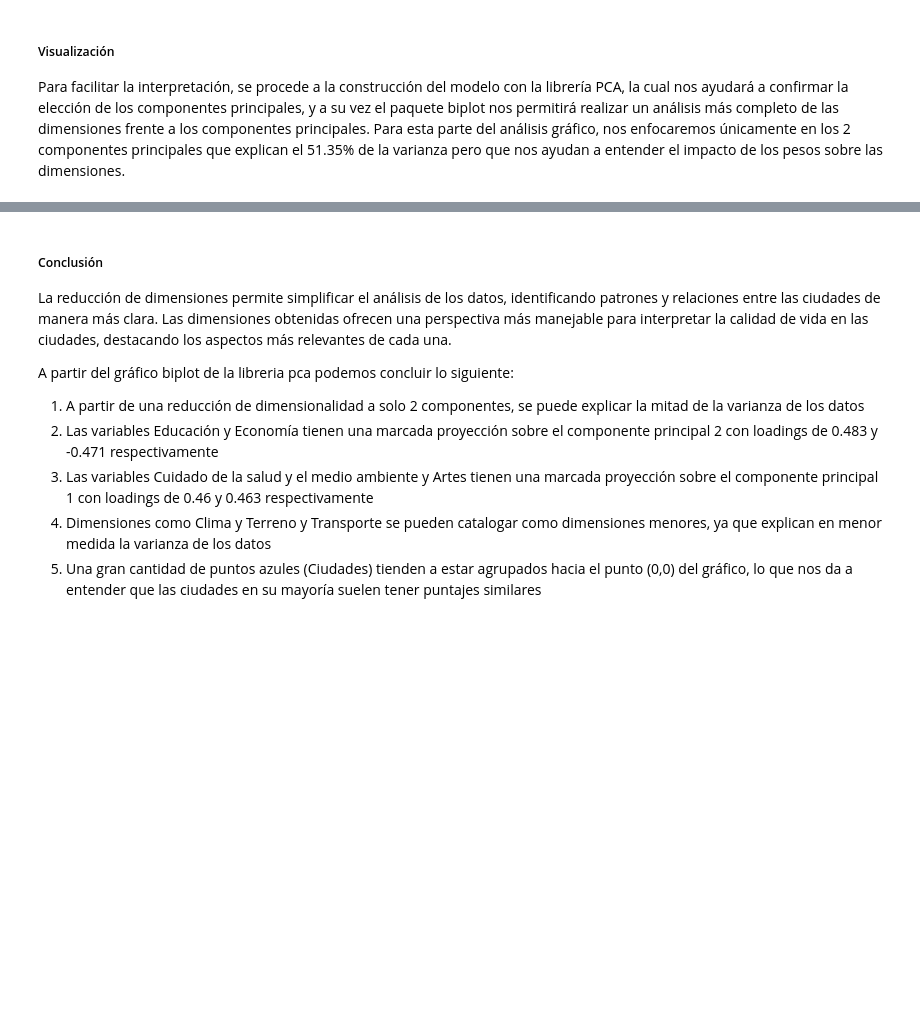
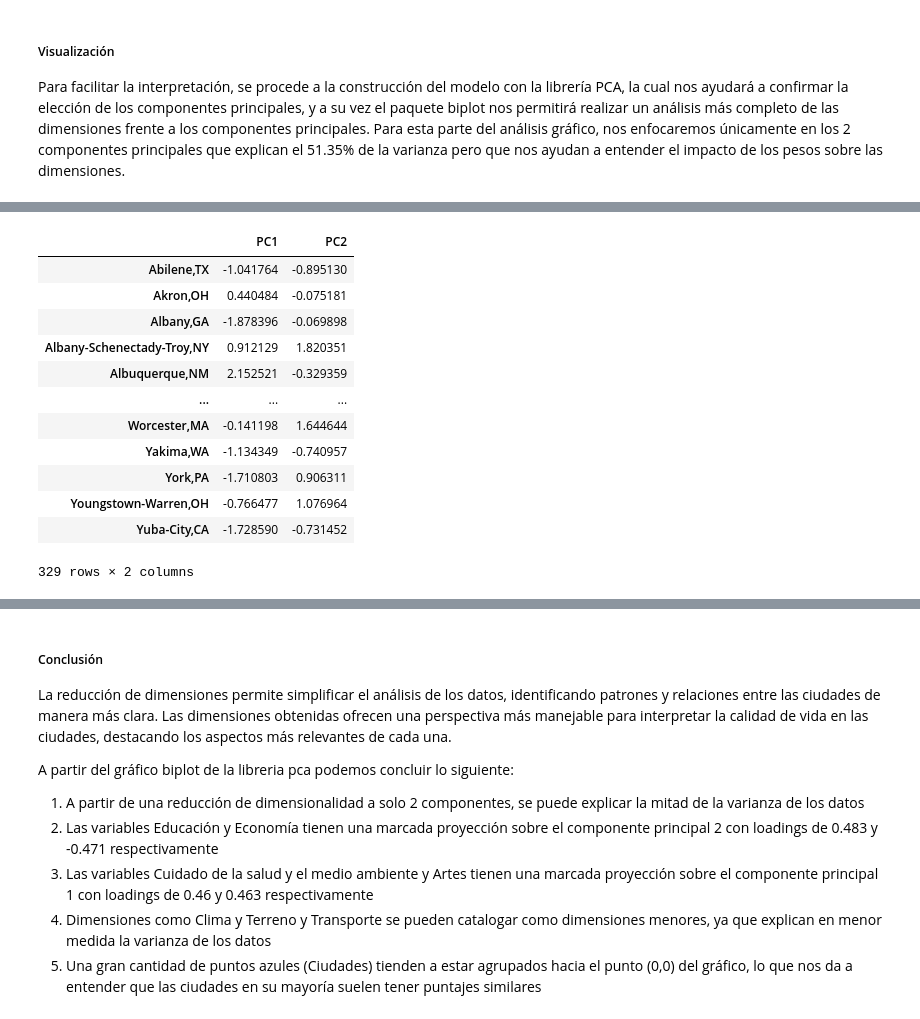
Before and after one commit to DanielEMontero/MIAD_ANS_202514, a Jupyter notebook: Semana 1/S1_LC_Taller_PCA.ipynb, the cells around one changed output, grey strips where cells are left out. Saved outputs shown, nothing was run; the diff lists cells and outputs as text; code cells hidden in the pictures; blank space fills up the shorter version.

```diff
--- a/Semana 1/S1_LC_Taller_PCA.ipynb
+++ b/Semana 1/S1_LC_Taller_PCA.ipynb
@@ -595,3 +624,19 @@ ciudades['loadings']
+# %%
+ciudades['PC']
+# %% [output]
+|  | PC1 | PC2 |
+| Abilene,TX | -1.041764 | -0.895130 |
+| Akron,OH | 0.440484 | -0.075181 |
+| Albany,GA | -1.878396 | -0.069898 |
+| Albany-Schenectady-Troy,NY | 0.912129 | 1.820351 |
+| Albuquerque,NM | 2.152521 | -0.329359 |
+| ... | ... | ... |
+| Worcester,MA | -0.141198 | 1.644644 |
+| Yakima,WA | -1.134349 | -0.740957 |
+| York,PA | -1.710803 | 0.906311 |
+| Youngstown-Warren,OH | -0.766477 | 1.076964 |
+| Yuba-City,CA | -1.728590 | -0.731452 |
+329 rows × 2 columns
 # %%
 fig, ax = model.biplot(legend=False, color_arrow="red", arrowdict={'color_text':"black"})
 # %% [output]
```
Also changed, not shown: parts of 11 cells of this notebook.
